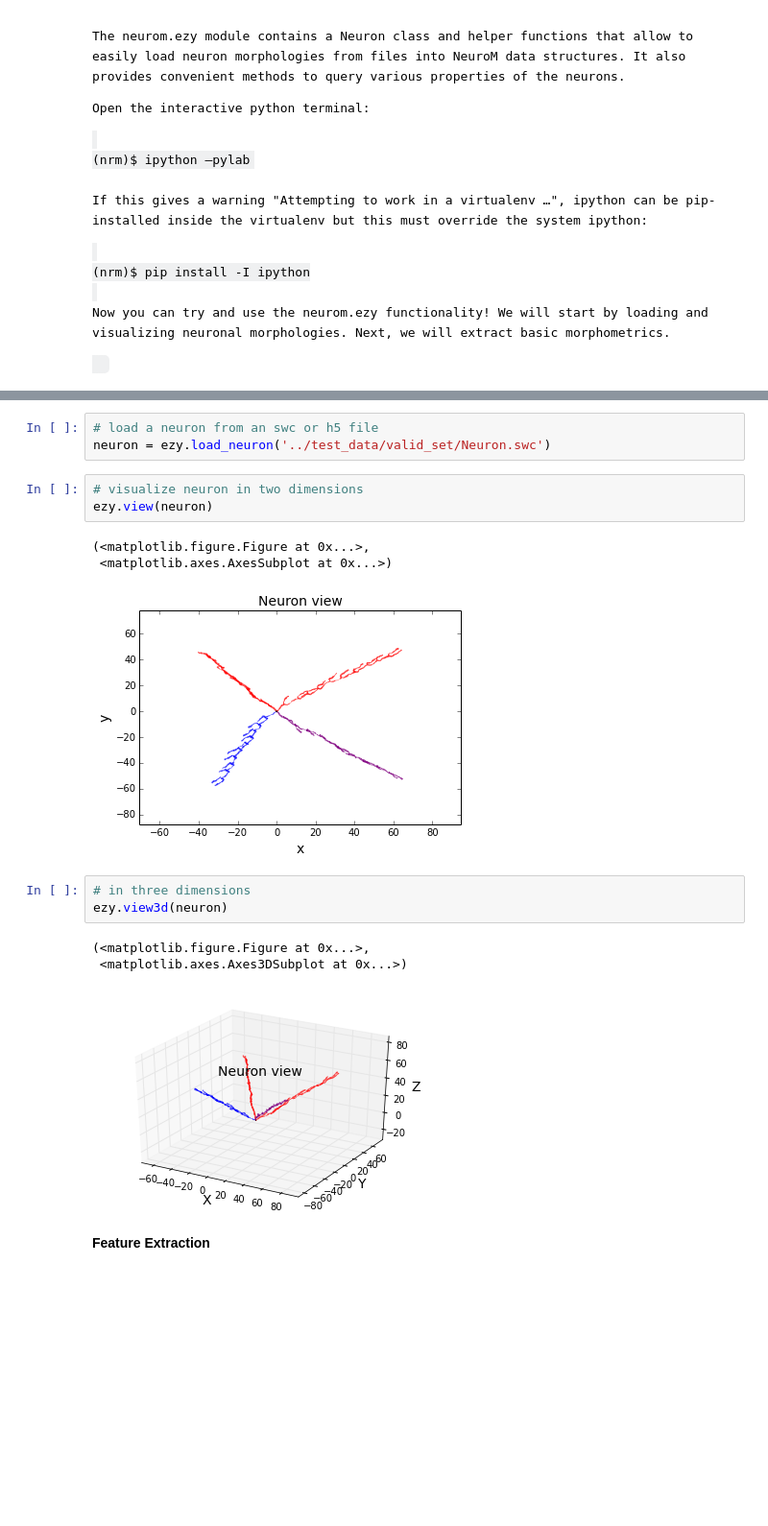
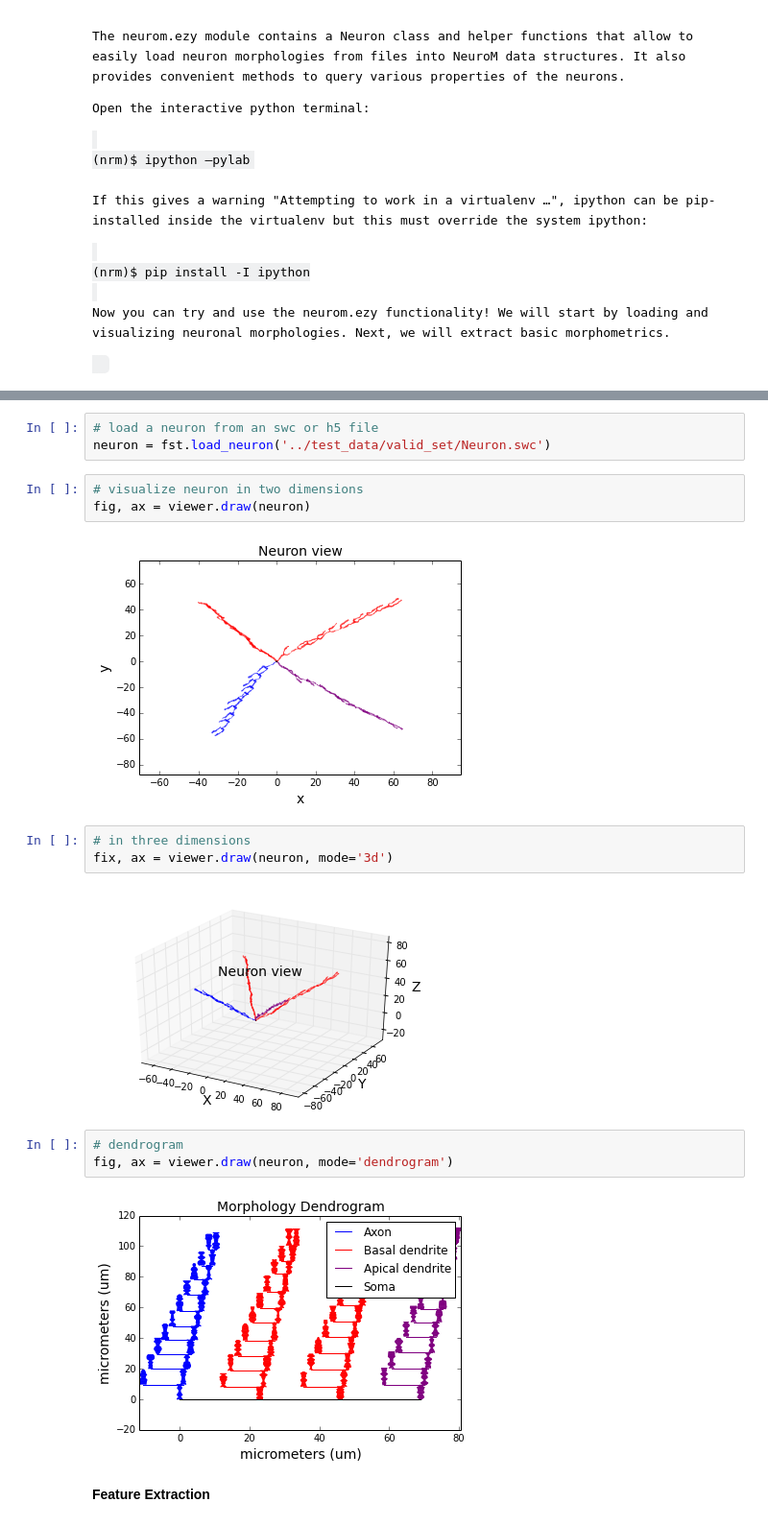
Before and after one commit to BlueBrain/NeuroM, a Jupyter notebook: ipynb/neurom.ipynb, the cells around one changed output, grey strips where cells are left out. Shown at 96% size. Cells and saved outputs as stored; diff of their text form; blank space fills up the shorter version.

```diff
--- a/ipynb/neurom.ipynb
+++ b/ipynb/neurom.ipynb
@@ -99,20 +95,21 @@ or matplotlib.backends is imported for the first time.
 # %%
 # load a neuron from an swc or h5 file
-neuron = ezy.load_neuron('../test_data/valid_set/Neuron.swc')
+neuron = fst.load_neuron('../test_data/valid_set/Neuron.swc')
 # %%
 # visualize neuron in two dimensions
-ezy.view(neuron)
+fig, ax = viewer.draw(neuron)
 # %% [output]
-(<matplotlib.figure.Figure at 0x...>,
- <matplotlib.axes.AxesSubplot at 0x...>)
 [figure]
 # %%
 # in three dimensions
-ezy.view3d(neuron)
+fix, ax = viewer.draw(neuron, mode='3d')
 # %% [output]
-(<matplotlib.figure.Figure at 0x...>,
- <matplotlib.axes.Axes3DSubplot at 0x...>)
 [figure]
+# %%
+# dendrogram
+fig, ax = viewer.draw(neuron, mode='dendrogram')
+# %% [output]
+[figure, added]
 # %% [markdown]
 <b>Feature Extraction</b>
 # %%
```
Also changed, not shown: parts of 13 cells of this notebook, 1 other file.
